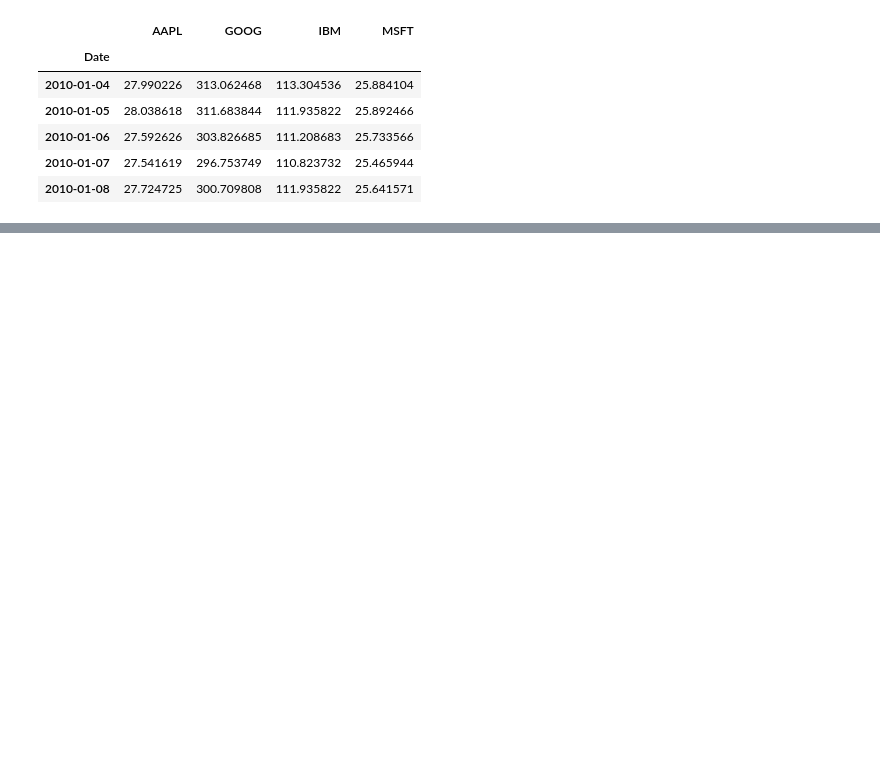
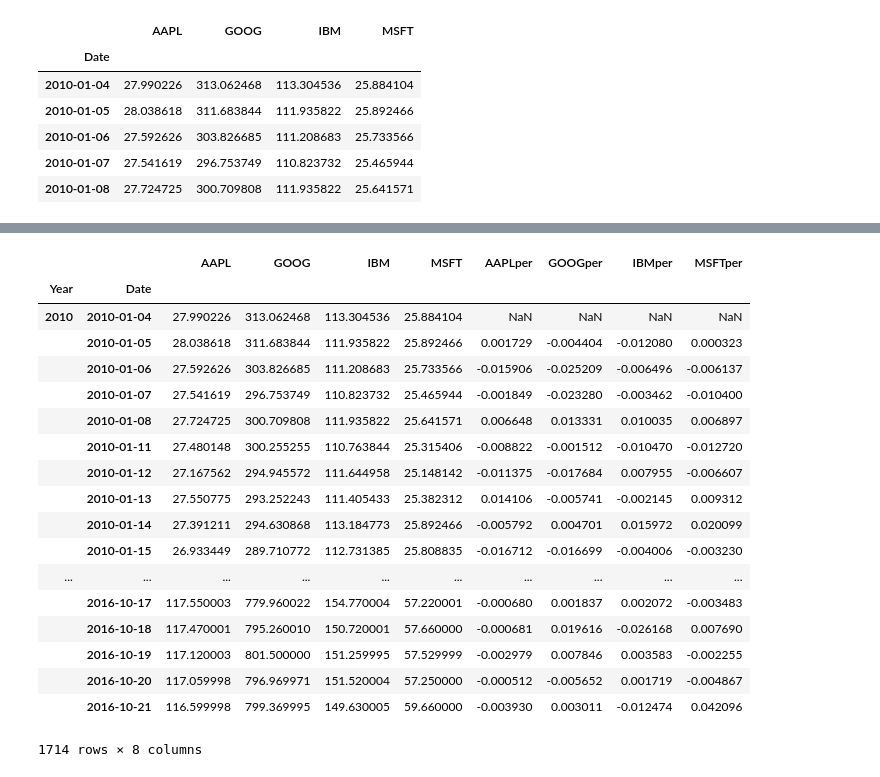
Before and after one commit to kminet/LifeManagement1, a Jupyter notebook: Day5/Day5과제최종.ipynb, the cells around one changed output, grey strips where cells are left out. Drawn from its saved outputs; the diff is of its cells as text; code cells hidden in the pictures; blank space fills up the shorter version.

```diff
--- a/Day5/Day5과제최종.ipynb
+++ b/Day5/Day5과제최종.ipynb
@@ -66,0 +59,30 @@ m_price.set_index(['Year','Date'])
+# %%
+m_price['AAPLper']=m_price['AAPL'].pct_change()
+# %%
+m_price['GOOGper']=m_price['GOOG'].pct_change()
+# %%
+m_price['IBMper']=m_price['IBM'].pct_change()
+# %%
+m_price['MSFTper']=m_price['MSFT'].pct_change()
+# %%
+m_price
+# %% [output]
+|  |  | AAPL | GOOG | IBM | MSFT | AAPLper | GOOGper | IBMper | MSFTper |
+| Year | Date |  |  |  |  |  |  |  |  |
+| 2010 | 2010-01-04 | 27.990226 | 313.062468 | 113.304536 | 25.884104 | NaN | NaN | NaN | NaN |
+|  | 2010-01-05 | 28.038618 | 311.683844 | 111.935822 | 25.892466 | 0.001729 | -0.004404 | -0.012080 | 0.000323 |
+|  | 2010-01-06 | 27.592626 | 303.826685 | 111.208683 | 25.733566 | -0.015906 | -0.025209 | -0.006496 | -0.006137 |
+|  | 2010-01-07 | 27.541619 | 296.753749 | 110.823732 | 25.465944 | -0.001849 | -0.023280 | -0.003462 | -0.010400 |
+|  | 2010-01-08 | 27.724725 | 300.709808 | 111.935822 | 25.641571 | 0.006648 | 0.013331 | 0.010035 | 0.006897 |
+|  | 2010-01-11 | 27.480148 | 300.255255 | 110.763844 | 25.315406 | -0.008822 | -0.001512 | -0.010470 | -0.012720 |
+|  | 2010-01-12 | 27.167562 | 294.945572 | 111.644958 | 25.148142 | -0.011375 | -0.017684 | 0.007955 | -0.006607 |
+|  | 2010-01-13 | 27.550775 | 293.252243 | 111.405433 | 25.382312 | 0.014106 | -0.005741 | -0.002145 | 0.009312 |
+|  | 2010-01-14 | 27.391211 | 294.630868 | 113.184773 | 25.892466 | -0.005792 | 0.004701 | 0.015972 | 0.020099 |
+|  | 2010-01-15 | 26.933449 | 289.710772 | 112.731385 | 25.808835 | -0.016712 | -0.016699 | -0.004006 | -0.003230 |
+| ... | ... | ... | ... | ... | ... | ... | ... | ... | ... |
+|  | 2016-10-17 | 117.550003 | 779.960022 | 154.770004 | 57.220001 | -0.000680 | 0.001837 | 0.002072 | -0.003483 |
+|  | 2016-10-18 | 117.470001 | 795.260010 | 150.720001 | 57.660000 | -0.000681 | 0.019616 | -0.026168 | 0.007690 |
+|  | 2016-10-19 | 117.120003 | 801.500000 | 151.259995 | 57.529999 | -0.002979 | 0.007846 | 0.003583 | -0.002255 |
+|  | 2016-10-20 | 117.059998 | 796.969971 | 151.520004 | 57.250000 | -0.000512 | -0.005652 | 0.001719 | -0.004867 |
+|  | 2016-10-21 | 116.599998 | 799.369995 | 149.630005 | 59.660000 | -0.003930 | 0.003011 | -0.012474 | 0.042096 |
+1714 rows × 8 columns
```
Also changed, not shown: parts of 15 cells of this notebook.
